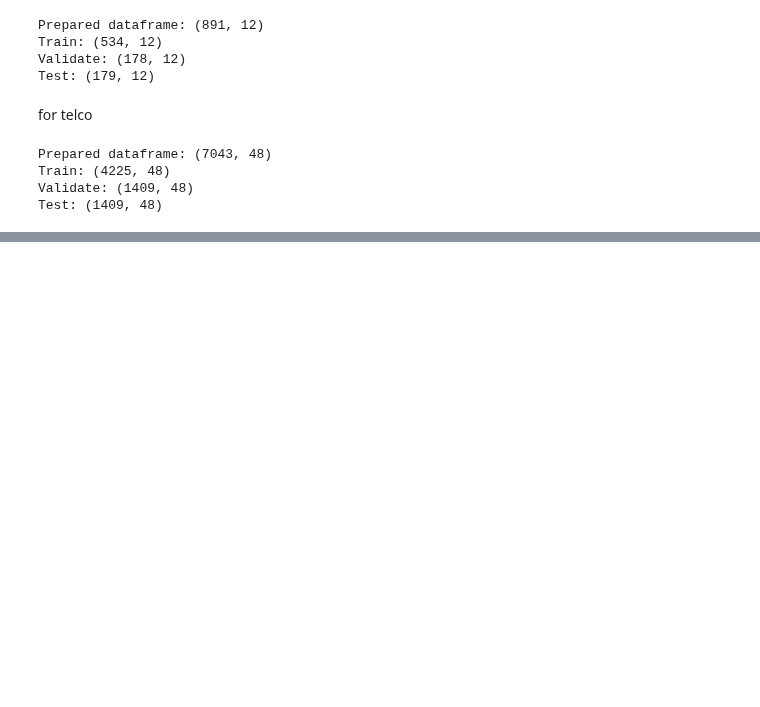
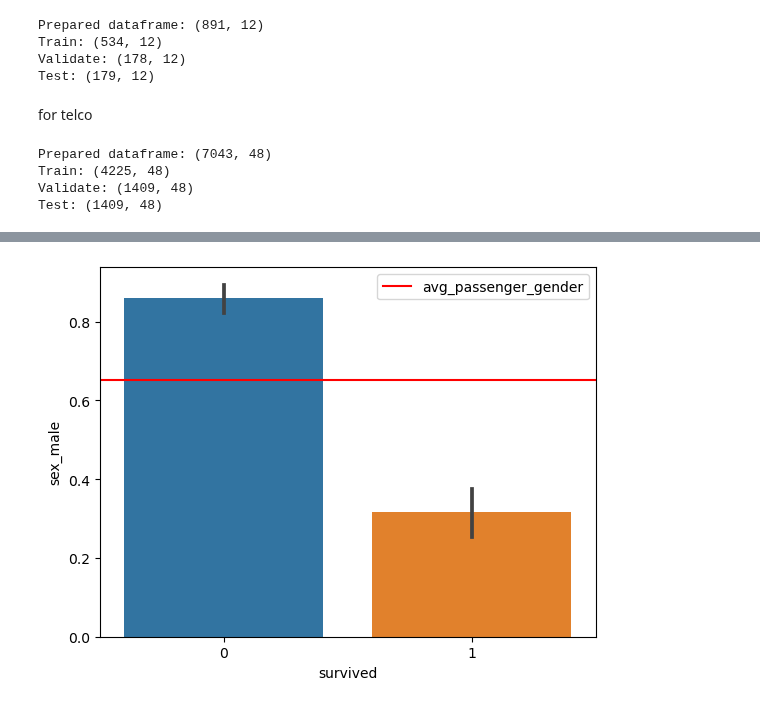
Before and after one commit to JAJCole/classification-exercises, a Jupyter notebook: classification_exercises.ipynb, the cells around one changed output, grey strips where cells are left out. Drawn from its saved outputs; the diff is of its cells as text; code cells hidden in the pictures; blank space fills up the shorter version.

```diff
--- a/classification_exercises.ipynb
+++ b/classification_exercises.ipynb
@@ -897,0 +884,9 @@ Visualize the interaction of each measurement type with the others using a pairp
+# %%
+
+sns.barplot(x='survived', y='sex_male', data=train_tit)
+avg_gender = train_tit.sex_male.mean()
+plt.axhline(avg_gender, label='avg_passenger_gender', color='r')
+plt.legend()
+plt.show()
+# %% [output]
+[figure, added]
```
Also changed, not shown: parts of 77 cells of this notebook.
